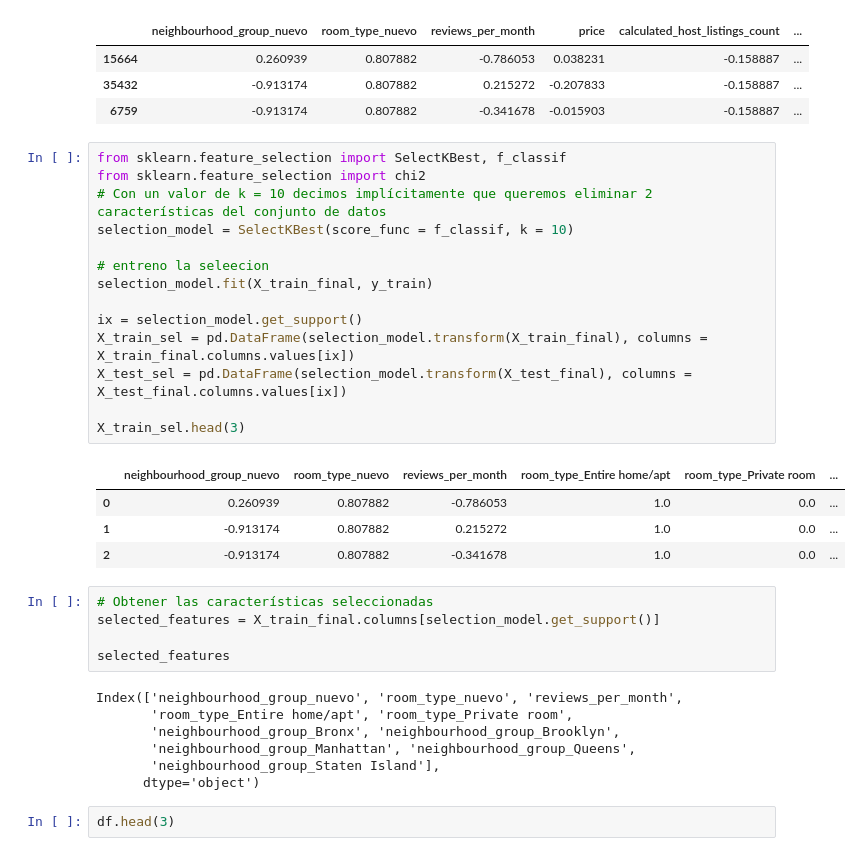
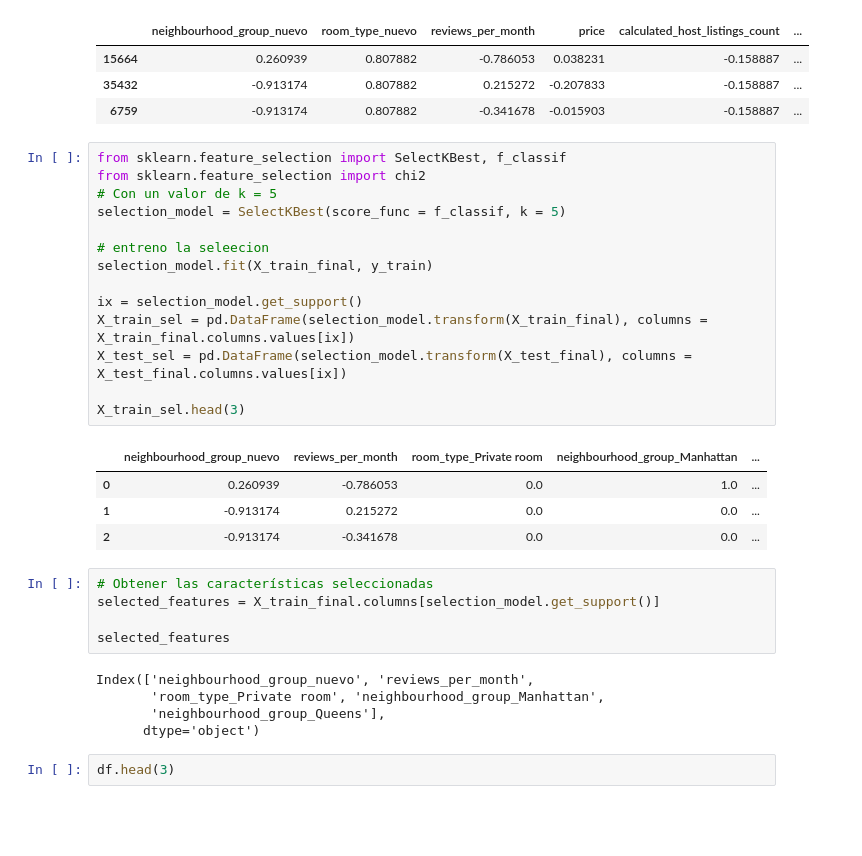
Before and after one commit to Jorge3127/machine-learning-python-template-Jorge3127, a Jupyter notebook: src/explore.ipynb, the cells around one changed output. Drawn from its saved outputs; the diff is of its cells as text; blank space fills up the shorter version.

```diff
--- a/src/explore.ipynb
+++ b/src/explore.ipynb
@@ -619,33 +619,31 @@ X_train_final.head(3)
 # %%
 from sklearn.feature_selection import SelectKBest, f_classif
 from sklearn.feature_selection import chi2
-# Con un valor de k = 10 decimos implícitamente que queremos eliminar 2 características del conjunto de datos
-selection_model = SelectKBest(score_func = f_classif, k = 10)
+# Con un valor de k = 5
+selection_model = SelectKBest(score_func = f_classif, k = 5)
 
 # entreno la seleecion
 selection_model.fit(X_train_final, y_train)
 
 ix = selection_model.get_support()
 X_train_sel = pd.DataFrame(selection_model.transform(X_train_final), columns = X_train_final.columns.values[ix])
 X_test_sel = pd.DataFrame(selection_model.transform(X_test_final), columns = X_test_final.columns.values[ix])
 
 X_train_sel.head(3)
 # %% [output]
-|  | neighbourhood_group_nuevo | room_type_nuevo | reviews_per_month | room_type_Entire home/apt | room_type_Private room | ... |
-| 0 | 0.260939 | 0.807882 | -0.786053 | 1.0 | 0.0 | ... |
-| 1 | -0.913174 | 0.807882 | 0.215272 | 1.0 | 0.0 | ... |
-| 2 | -0.913174 | 0.807882 | -0.341678 | 1.0 | 0.0 | ... |
+|  | neighbourhood_group_nuevo | reviews_per_month | room_type_Private room | neighbourhood_group_Manhattan | ... |
+| 0 | 0.260939 | -0.786053 | 0.0 | 1.0 | ... |
+| 1 | -0.913174 | 0.215272 | 0.0 | 0.0 | ... |
+| 2 | -0.913174 | -0.341678 | 0.0 | 0.0 | ... |
 # %%
 # Obtener las características seleccionadas
 selected_features = X_train_final.columns[selection_model.get_support()]
 
 selected_features
 # %% [output]
-Index(['neighbourhood_group_nuevo', 'room_type_nuevo', 'reviews_per_month',
-       'room_type_Entire home/apt', 'room_type_Private room',
-       'neighbourhood_group_Bronx', 'neighbourhood_group_Brooklyn',
-       'neighbourhood_group_Manhattan', 'neighbourhood_group_Queens',
-       'neighbourhood_group_Staten Island'],
+Index(['neighbourhood_group_nuevo', 'reviews_per_month',
+       'room_type_Private room', 'neighbourhood_group_Manhattan',
+       'neighbourhood_group_Queens'],
       dtype='object')
 # %%
 df.head(3)
```
